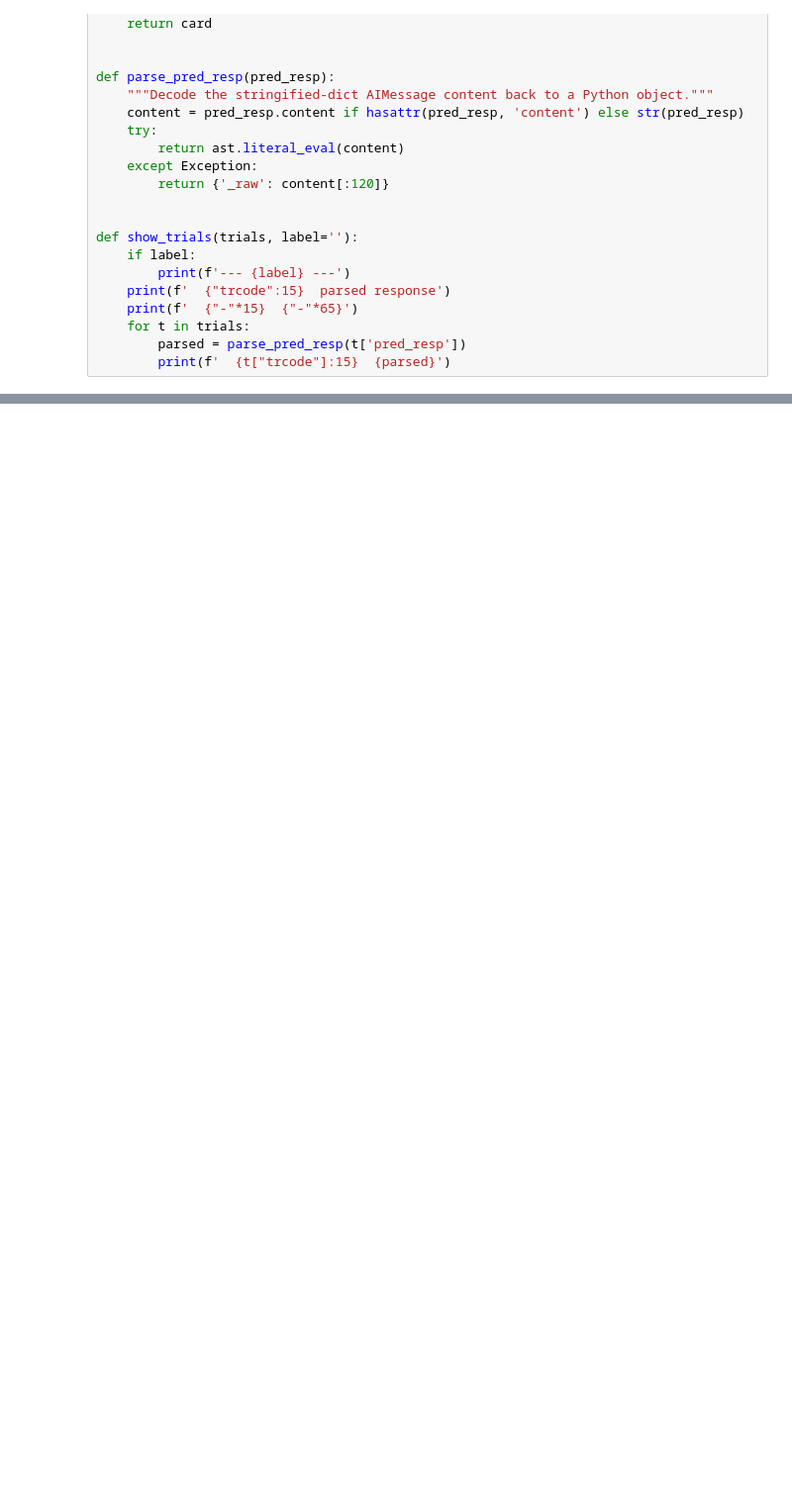
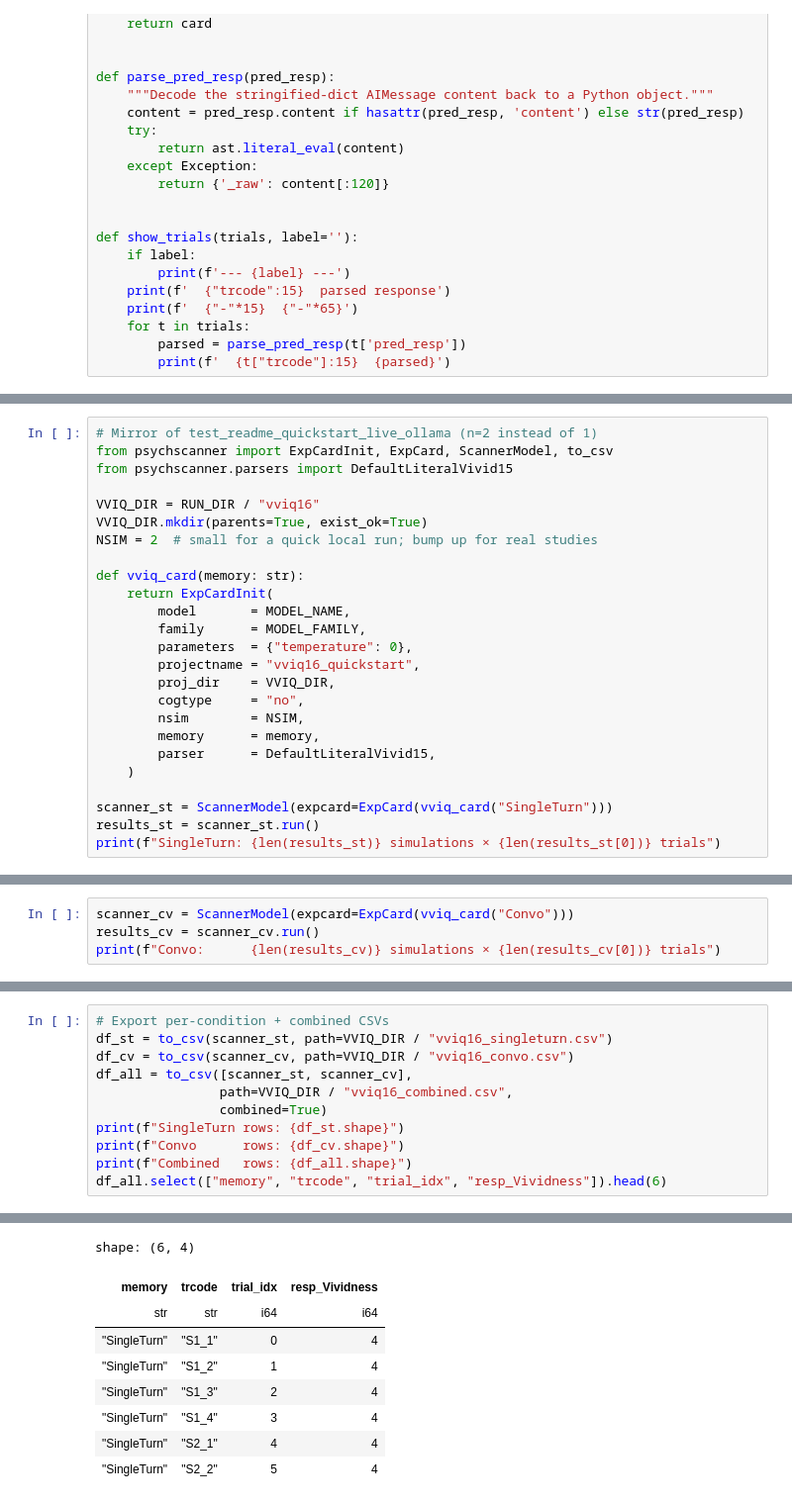
Before and after one commit to saurabhr/psychscanner, a Jupyter notebook: examples/00_quickstart.ipynb, the cells around one changed output, grey strips where cells are left out. Shown at 99% size. Saved outputs shown, nothing was run; the diff lists cells and outputs as text; blank space fills up the shorter version.

```diff
--- a/examples/00_quickstart.ipynb
+++ b/examples/00_quickstart.ipynb
@@ -131,0 +322,25 @@ TOTAL RUNS: 1   RESUME IDX: None
+# %%
+# Mirror of test_readme_quickstart_live_ollama (n=2 instead of 1)
+from psychscanner import ExpCardInit, ExpCard, ScannerModel, to_csv
+from psychscanner.parsers import DefaultLiteralVivid15
+
+VVIQ_DIR = RUN_DIR / "vviq16"
+VVIQ_DIR.mkdir(parents=True, exist_ok=True)
+NSIM = 2  # small for a quick local run; bump up for real studies
+
+def vviq_card(memory: str):
+    return ExpCardInit(
+        model       = MODEL_NAME,
+        family      = MODEL_FAMILY,
+        parameters  = {"temperature": 0},
+        projectname = "vviq16_quickstart",
+        proj_dir    = VVIQ_DIR,
+        cogtype     = "no",
+        nsim        = NSIM,
+        memory      = memory,
+        parser      = DefaultLiteralVivid15,
+    )
+
+scanner_st = ScannerModel(expcard=ExpCard(vviq_card("SingleTurn")))
+results_st = scanner_st.run()
+print(f"SingleTurn: {len(results_st)} simulations × {len(results_st[0])} trials")
@@ -131,0 +364,4 @@ TOTAL RUNS: 1   RESUME IDX: None
+# %%
+scanner_cv = ScannerModel(expcard=ExpCard(vviq_card("Convo")))
+results_cv = scanner_cv.run()
+print(f"Convo:      {len(results_cv)} simulations × {len(results_cv[0])} trials")
@@ -131,0 +385,12 @@ TOTAL RUNS: 1   RESUME IDX: None
+# %%
+# Export per-condition + combined CSVs
+df_st = to_csv(scanner_st, path=VVIQ_DIR / "vviq16_singleturn.csv")
+df_cv = to_csv(scanner_cv, path=VVIQ_DIR / "vviq16_convo.csv")
+df_all = to_csv([scanner_st, scanner_cv],
+                path=VVIQ_DIR / "vviq16_combined.csv",
+                combined=True)
+print(f"SingleTurn rows: {df_st.shape}")
+print(f"Convo      rows: {df_cv.shape}")
+print(f"Combined   rows: {df_all.shape}")
+df_all.select(["memory", "trcode", "trial_idx", "resp_Vividness"]).head(6)
+# %% [output]
@@ -131,0 +403,9 @@ TOTAL RUNS: 1   RESUME IDX: None
+shape: (6, 4)
+| memory | trcode | trial_idx | resp_Vividness |
+| str | str | i64 | i64 |
+| "SingleTurn" | "S1_1" | 0 | 4 |
+| "SingleTurn" | "S1_2" | 1 | 4 |
+| "SingleTurn" | "S1_3" | 2 | 4 |
+| "SingleTurn" | "S1_4" | 3 | 4 |
+| "SingleTurn" | "S2_1" | 4 | 4 |
+| "SingleTurn" | "S2_2" | 5 | 4 |
```
Also changed, not shown: parts of 14 cells of this notebook, 42 other files.
